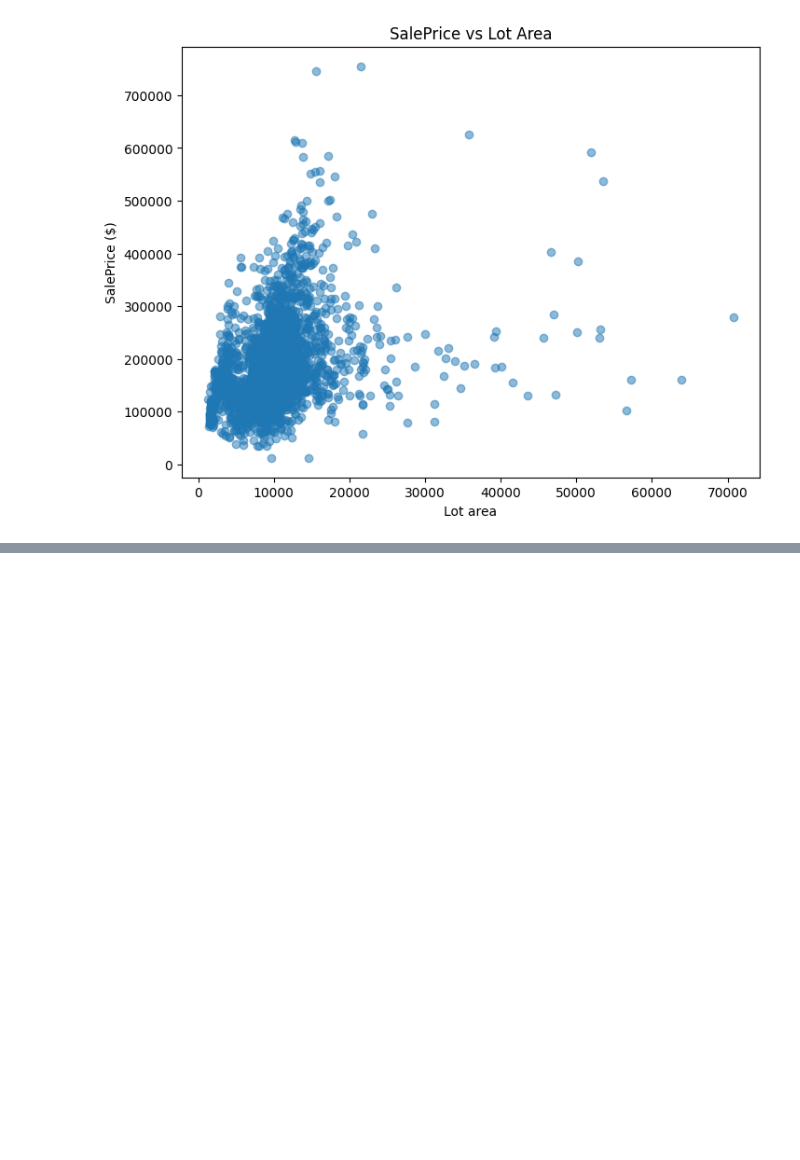
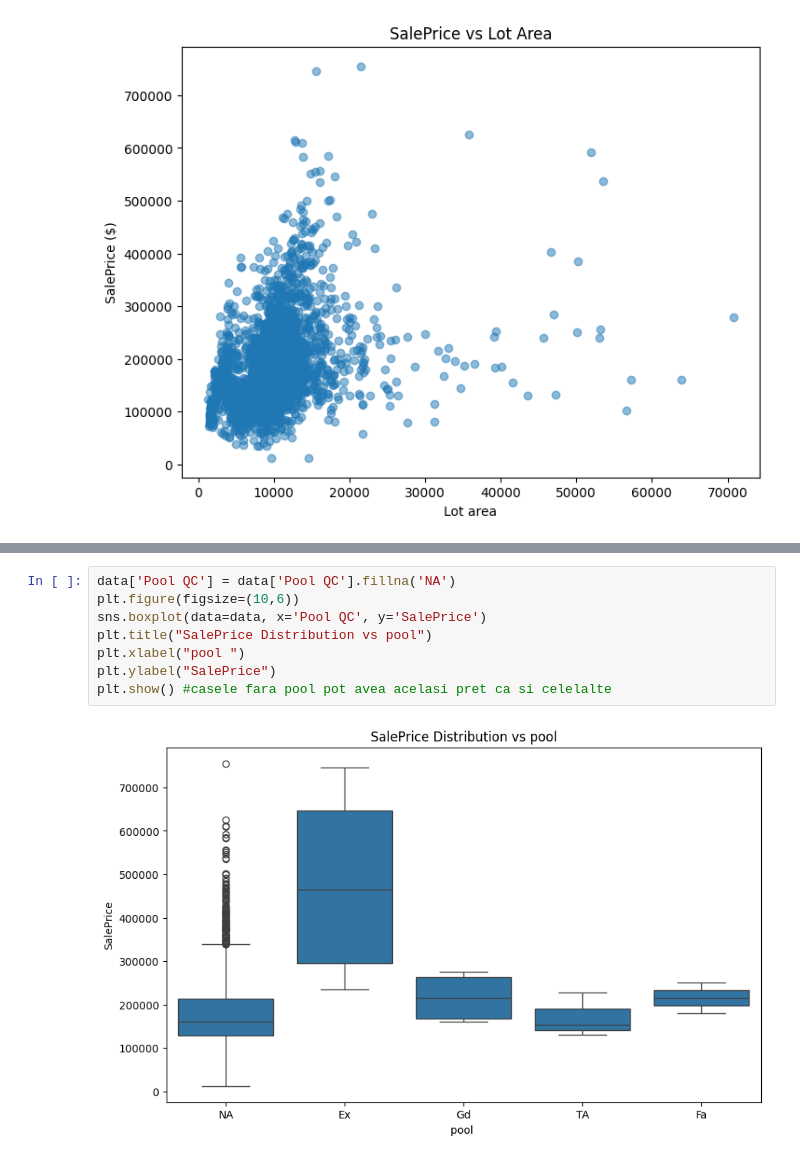
Before and after one commit to chiracarla/lab1, a Jupyter notebook: lab1.ipynb, the cells around one changed output, grey strips where cells are left out. Saved outputs shown, nothing was run; the diff lists cells and outputs as text; blank space fills up the shorter version.

Commit message:
pool

```diff
--- a/lab1.ipynb
+++ b/lab1.ipynb
@@ -294,0 +304,10 @@ plt.show()
+# %%
+data['Pool QC'] = data['Pool QC'].fillna('NA')
+plt.figure(figsize=(10,6))
+sns.boxplot(data=data, x='Pool QC', y='SalePrice')
+plt.title("SalePrice Distribution vs pool")
+plt.xlabel("pool ")
+plt.ylabel("SalePrice")
+plt.show() #casele fara pool pot avea acelasi pret ca si celelalte
+# %% [output]
+[figure, added]
```
Also changed, not shown: parts of 1 cell of this notebook.
